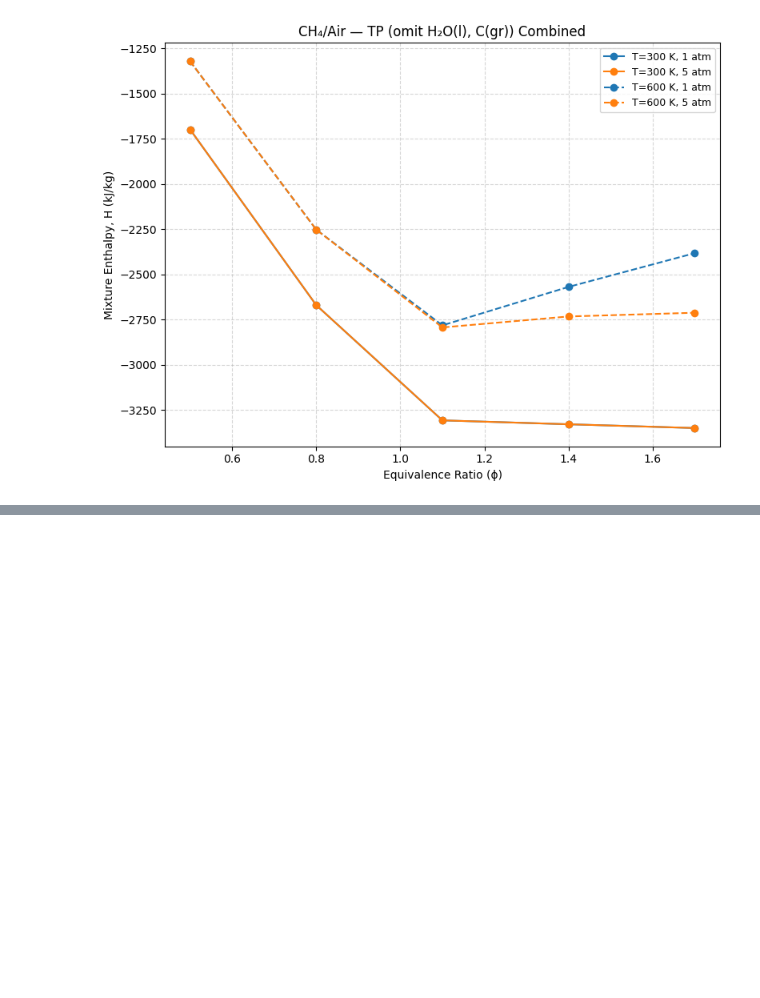
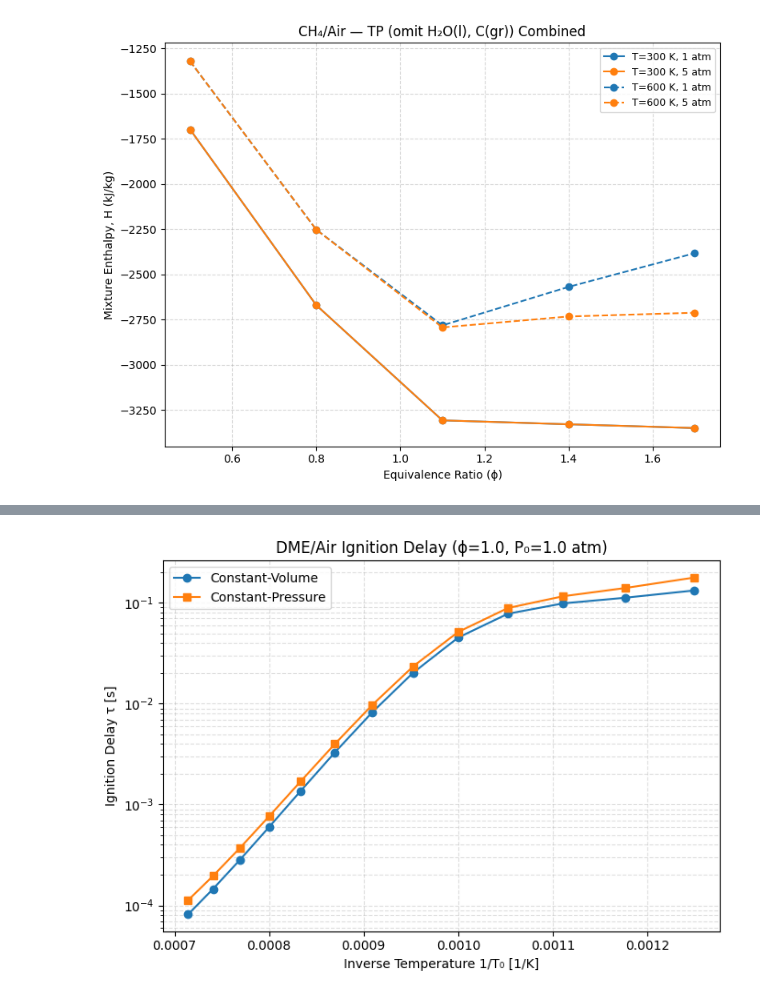
Before and after one commit to hustlepuff1/Numerical-Combustion-Class-Codes, a Jupyter notebook: hw4/hw4_nasa_cea_plot.ipynb, the cells around one changed output, grey strips where cells are left out. Drawn from its saved outputs; the diff is of its cells as text; code cells hidden in the pictures; blank space fills up the shorter version.

```diff
--- a/hw4/hw4_nasa_cea_plot.ipynb
+++ b/hw4/hw4_nasa_cea_plot.ipynb
@@ -490,0 +559,93 @@ Saved CSV: prob3_CH4air_TP_H_combined.csv
+# %%
+# ------------------------------------------------------------
+# Problem 5: DME/Air ignition delay (CV vs CP) using Cantera
+# Requires: dme.yaml (converted from LLNL CHEMKIN)
+# ------------------------------------------------------------
+import cantera as ct
+import numpy as np
+import pandas as pd
+import matplotlib.pyplot as plt
+
+MECH_FILE = "dme.yaml"     # produced by ck2yaml
+P0 = 1.0 * ct.one_atm # change to 5 if NaN at low T
+phi = 1.0
+T_min, T_max, dT = 800.0, 1400.0, 50.0
+# Allow more time at low T; you can raise this if 800–900 K doesn’t ignite
+max_time_map = [(0, 0.5), (900, 0.2), (1100, 0.05), (1300, 0.02)]  # (T_threshold, max_time s)
+rtol, atol = 1e-9, 1e-15
+
+gas = ct.Solution(MECH_FILE)
+
+# Detect DME species name
+fuel_candidates = ["ch3och3", "CH3OCH3", "DME"]
+fuel = next((s for s in fuel_candidates if s in gas.species_names), None)
+if fuel is None:
+    raise ValueError(f"Could not find a DME species among {fuel_candidates} in {MECH_FILE}")
+
+air = "O2:1.0, N2:3.76"
+
+def set_phi_TP(g, phi_val, T0, P0):
+    g.set_equivalence_ratio(phi_val, fuel=fuel, oxidizer=air)
+    g.TP = T0, P0
+
+def pick_max_time(T0):
+    mt = max_time_map[0][1]
+    for thr, val in max_time_map:
+        if T0 >= thr: mt = val
+    return mt
+
+def ignition_delay(times, temps):
+    dTdt = np.gradient(temps, times, edge_order=2)
+    k = np.argmax(dTdt)
+    return times[k], k
+
+def run_one(T0, is_cp):
+    g = ct.Solution(MECH_FILE)
+    set_phi_TP(g, phi, T0, P0)
+    r = ct.IdealGasConstPressureReactor(g) if is_cp else ct.IdealGasReactor(g)
+    sim = ct.ReactorNet([r])
+    sim.rtol = rtol; sim.atol = atol
+
+    t_final = pick_max_time(T0)
+    t = 0.0
+    times, temps = [], []
+    while t < t_final:
+        t = sim.step()
+        times.append(t); temps.append(r.T)
+        # early stop: large temp jump → take a few extra steps and stop
+        if len(times) > 5 and temps[-1] - temps[0] > 1000:
+            for _ in range(5):
+                t = sim.step(); times.append(t); temps.append(r.T)
+            break
+
+    times = np.array(times); temps = np.array(temps)
+    if len(times) < 5 or (temps.max() - temps[0]) < 10:
+        return np.nan
+    tau, _ = ignition_delay(times, temps)
+    return tau
+
+T_list = np.arange(T_min, T_max + 1e-9, dT)
+rows = []
+print(f"Mechanism: {MECH_FILE}, fuel='{fuel}'")
+for T0 in T_list:
+    tau_cv = run_one(T0, is_cp=False)
+    tau_cp = run_one(T0, is_cp=True)
+    rows.append((T0, 1.0/T0, tau_cv, tau_cp))
+    print(f"T0={T0:.1f} K  ->  tau_CV={tau_cv:.6g} s,  tau_CP={tau_cp:.6g} s")
+
+df = pd.DataFrame(rows, columns=["T0_K", "invT_1perK", "tau_CV_s", "tau_CP_s"])
+df.to_csv("prob5_DME_ignition_delays.csv", index=False)
+print("Saved: prob5_DME_ignition_delays.csv")
+
+plt.figure(figsize=(7,5))
+plt.semilogy(df["invT_1perK"], df["tau_CV_s"], "o-", label="Constant-Volume")
+plt.semilogy(df["invT_1perK"], df["tau_CP_s"], "s-", label="Constant-Pressure")
+plt.xlabel("Inverse Temperature 1/T₀ [1/K]")
+plt.ylabel("Ignition Delay τ [s]")
+plt.title(f"DME/Air Ignition Delay (ϕ={phi:.1f}, P₀={P0/ct.one_atm:.1f} atm)")
+plt.grid(True, which="both", linestyle="--", alpha=0.4)
+plt.legend()
+plt.tight_layout()
+plt.savefig("prob5_DME_tau_vs_invT.png", dpi=200)
+plt.show()
+# %% [output]
@@ -490,0 +684 @@ Saved CSV: prob3_CH4air_TP_H_combined.csv
+[figure, added]
```
Also changed, not shown: parts of 4 cells of this notebook, 2 other files.
